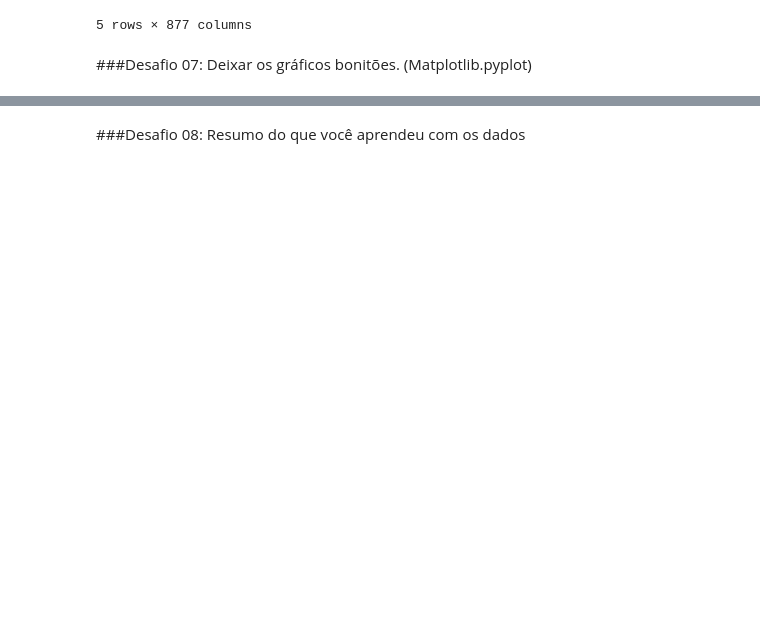
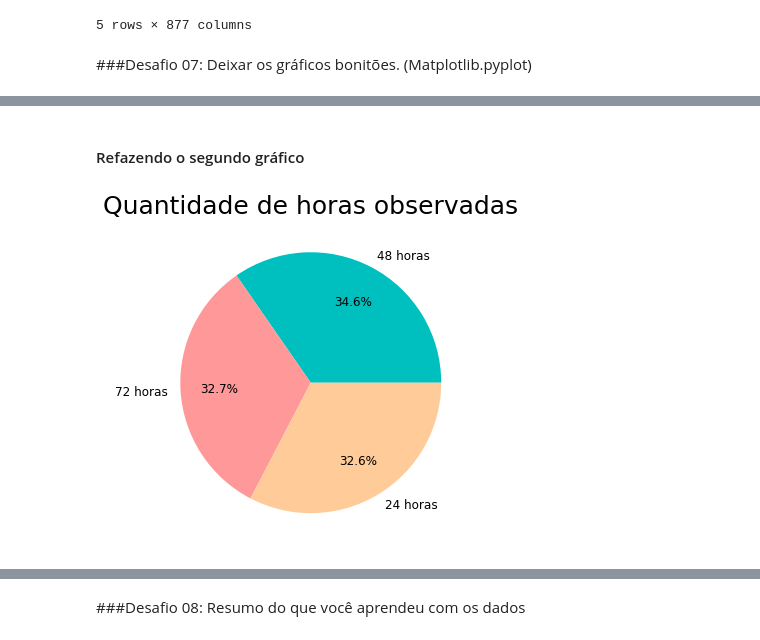
Before and after one commit to Daniel-ASG/3_IMERSAO_DE_DADOS_ALURA, a Jupyter notebook: Aula_01.ipynb, the cells around one changed output, grey strips where cells are left out. Saved outputs shown, nothing was run; the diff lists cells and outputs as text; code cells hidden in the pictures; blank space fills up the shorter version.

```diff
--- a/Aula_01.ipynb
+++ b/Aula_01.ipynb
@@ -313,0 +328,14 @@ dados.head()
+# %% [markdown]
+#### Refazendo o segundo gráfico
+# %%
+plt.title('Quantidade de horas observadas', fontsize=25)
+
+ax = dados.tempo.value_counts().plot.pie(figsize=(6,6),
+                                         colors=['c','#ff9999','#ffcc99'],
+                                         autopct='%1.1f%%',
+                                         pctdistance=0.7,
+                                         labels=['48 horas', '72 horas', '24 horas'],
+                                         fontsize=12)
+ax.set_ylabel('');
+# %% [output]
+[figure, added]
```
Also changed, not shown: parts of 8 cells of this notebook.
